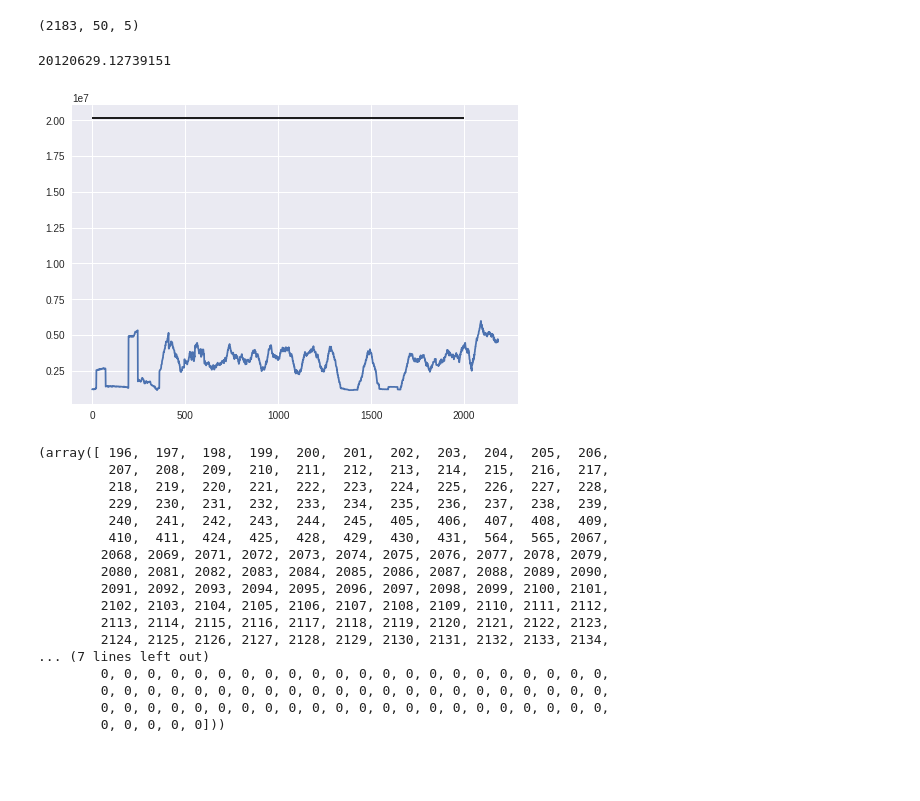
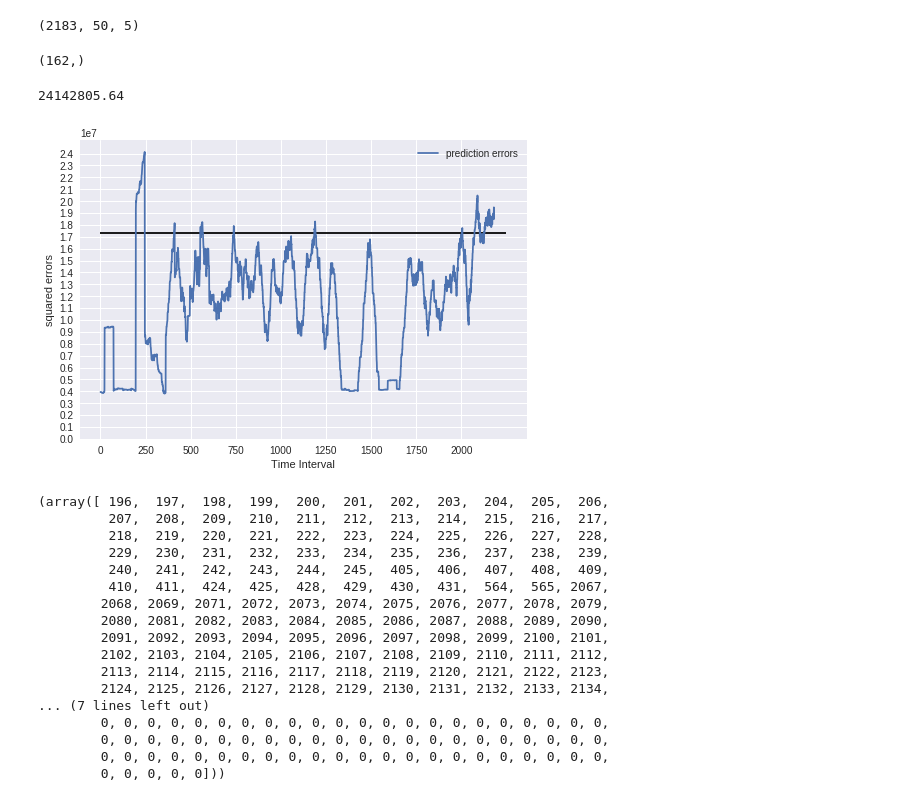
Before and after one commit to kumarshankar/Ransomware-Detector, a Jupyter notebook: final_code.ipynb, the cells around one changed output. Drawn from its saved outputs; the diff is of its cells as text; code cells hidden in the pictures; blank space fills up the shorter version.

```diff
--- a/final_code.ipynb
+++ b/final_code.ipynb
@@ -242,16 +341,25 @@ UL = f_err.mean() + 3 * f_err.std()
 anomalies = np.where(f_err>=UL)
 # %%
 p_err = np.mean(f_err,axis=1)
-# %%
-UL
-# %% [output]
-20120629.12739151
-# %%
-plt.plot(p_err)
-plt.hlines(UL, 0, 2000)
-plt.show()
-# %% [output]
-[figure, removed]
+# %%
+anomalies[0].shape
+# %% [output]
+(162,)
+# %%
+np.max(f_err)
+# %% [output]
+24142805.64
+# %%
+plt.plot(f_err[:,0])
+plt.hlines(UL, 0, 2250)
+plt.legend(["prediction errors"])
+plt.xticks([0,250,500,750,1000,1250,1500,1750,2000])
+plt.xlabel("Time Interval")
+plt.yticks(range(0,25000000,1000000))
+plt.ylabel("squared errors")
+plt.show()
+# %% [output]
+[figure, added]
 # %%
 anomalies[1].shape
 # %% [output]
```
Also changed, not shown: parts of 29 cells of this notebook.
